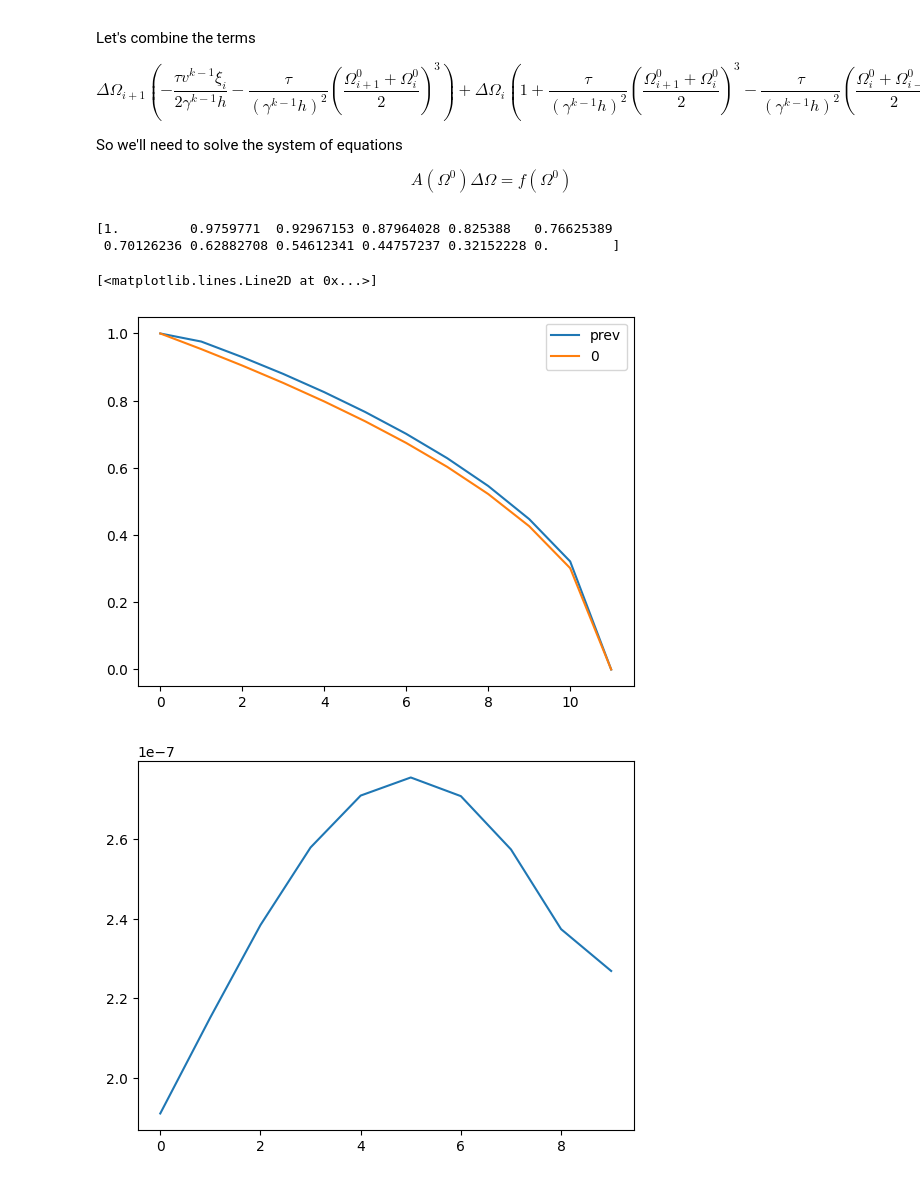
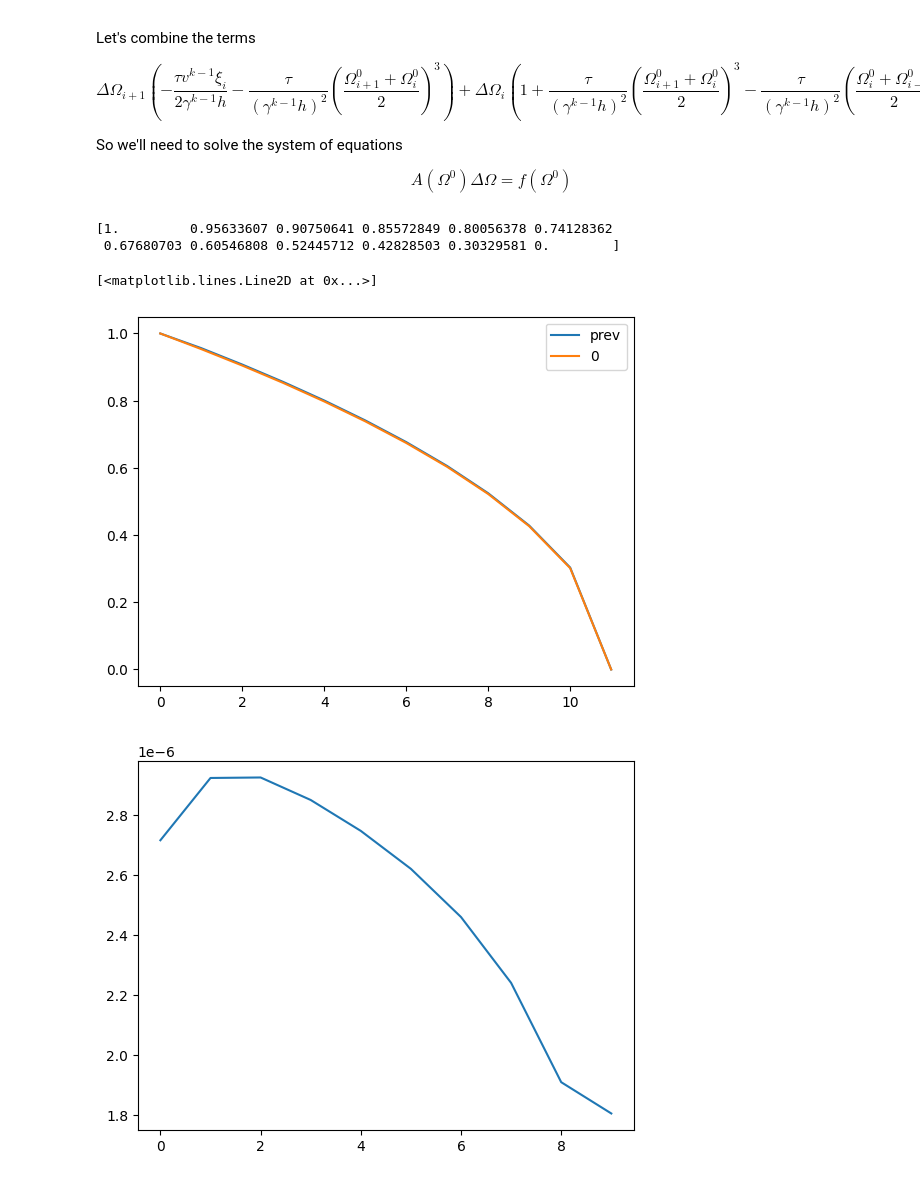
Before and after one commit to dashadem/CO2lovers, a Jupyter notebook: nonlinear.ipynb, the cells around one changed output. Drawn from its saved outputs; the diff is of its cells as text; code cells hidden in the pictures.

```diff
--- a/nonlinear.ipynb
+++ b/nonlinear.ipynb
@@ -95,0 +98,8 @@ Text(0, 0.5, 'xi')
+# %%
+N = 10
+xi = np.linspace(0,1,N)
+h = 1/(N-1)
+W0 = np.sqrt(1 - xi)              # intitial solution of omega
+g = 4                             # initial gamma
+v0 = W0[N-2]**2*W0[N-3]/g/2/h     # initial velocity
+t = 10**(-7)                      # time step
@@ -136,7 +258,7 @@ N = 10
 h = 1/(N+1)
 xi = np.linspace(h, 1 - h, N)
 W0 = np.sqrt(1 - xi)              # intitial solution of omega
-tau = 10**(-6)                    # time step
+tau = 10**(-4)                    # time step
 g = 4                             # initial gamma
 v0 = W0[-1]**2*W0[-2]/g/2/h       # initial velocity
 
@@ -179,6 +301,7 @@ for i in range(1000):         # solving nonlinear equation for given time step
     errs.append(err)
 
     if err > 1:
+        print('error: ', err)
         break
 
     W_prev = W_next.copy()
@@ -188,21 +311,23 @@ for i in range(1000):         # solving nonlinear equation for given time step
 # %%
 u1 = np.ones(1)
 u1 = np.append(u1, W_prev)
 u1 = np.append(u1, 0)
 
 u0 = np.ones(1)
 u0 = np.append(u0, W0)
 u0 = np.append(u0, 0)
 print(u1)
 
 plt.plot(u1, label = 'prev')
 plt.plot(u0, label = '0')
 plt.legend()
 plt.figure()
 plt.plot(dW)
+plt.figure()
+plt.plot(errs)
 # %% [output]
-[1.         0.9759771  0.92967153 0.87964028 0.825388   0.76625389
- 0.70126236 0.62882708 0.54612341 0.44757237 0.32152228 0.        ]
+[1.         0.95633607 0.90750641 0.85572849 0.80056378 0.74128362
+ 0.67680703 0.60546808 0.52445712 0.42828503 0.30329581 0.        ]
 [<matplotlib.lines.Line2D at 0x...>]
-[figure, old version]
+[figure, new version]
-[figure, old version]
+[figure, new version]
```
Also changed, not shown: parts of 22 cells of this notebook.
